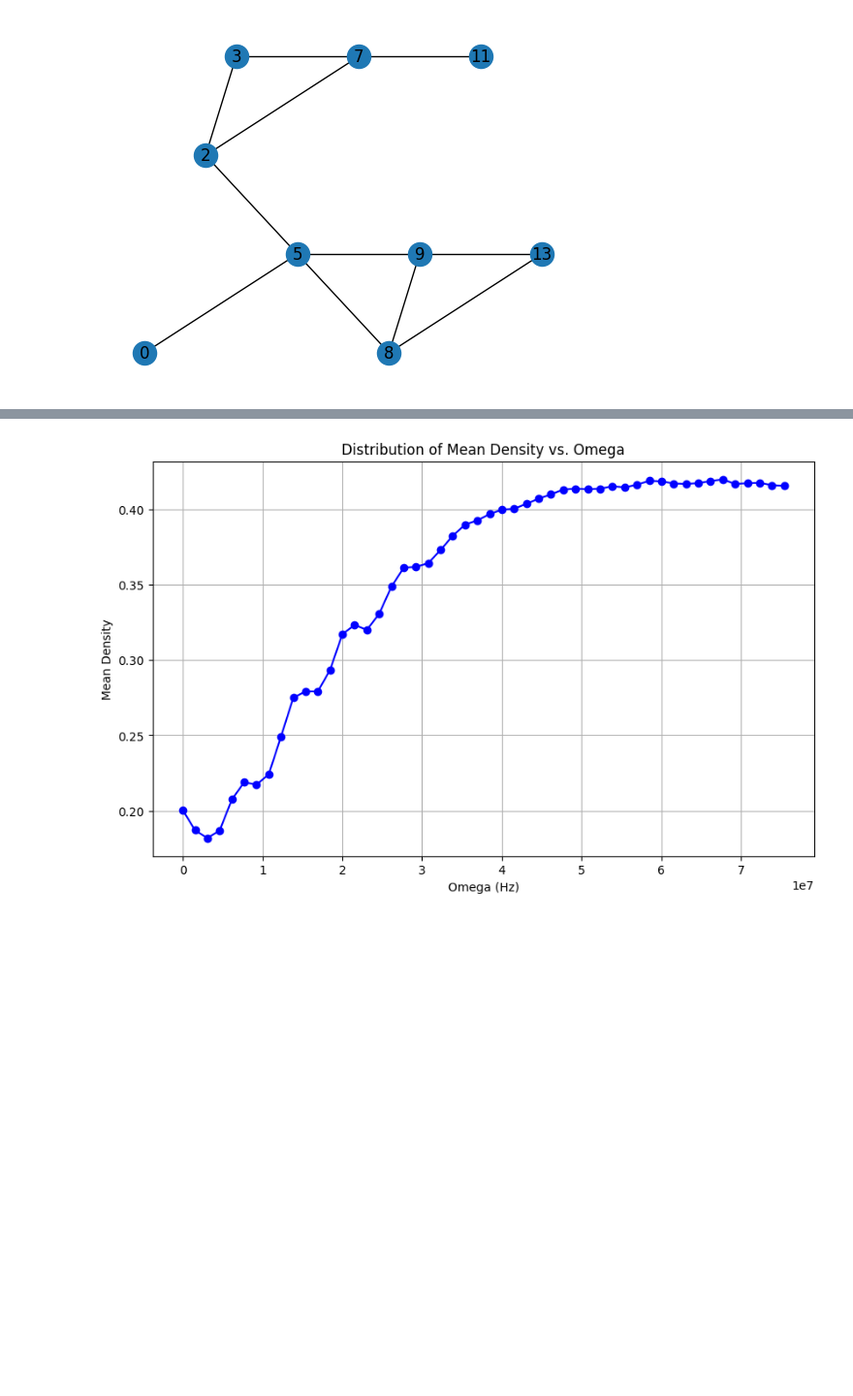
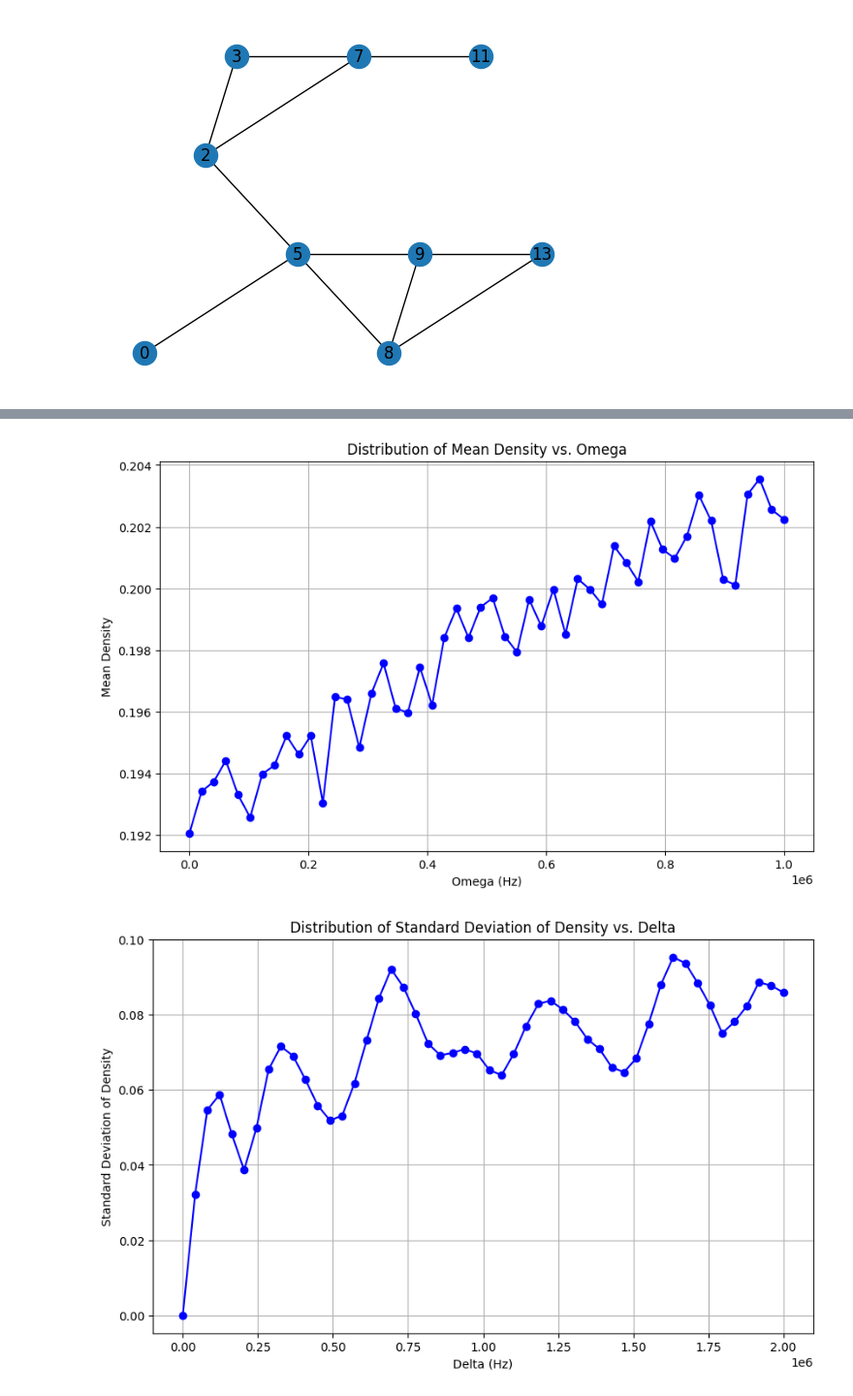
Before and after one commit to porkbellie/quantum-benchmark, a Jupyter notebook: MIS3.ipynb, the cells around one changed output, grey strips where cells are left out. Shown at 97% size. Cells and saved outputs as stored; diff of their text form; code cells hidden in the pictures; blank space fills up the shorter version.

```diff
--- a/MIS3.ipynb
+++ b/MIS3.ipynb
@@ -183,6 +194,6 @@ plt.show()
 # %%
 # Mean vs Omega
-omega_values = np.linspace(0, 6*2*2*np.pi*1e6, 50)
+omega_values = np.linspace(0, Omega_max, 50)
 mean_densities = []
 
 
@@ -198,4 +209,23 @@ plt.title('Distribution of Mean Density vs. Omega')
 plt.grid(True)
 plt.show()
 # %% [output]
-[figure, old version]
+[figure, new version]
+# %%
+# Standard Deviation vs Delta
+delta_values = np.linspace(0, Delta_max, 50)
+density_stds = []
+
+
+for delta in delta_values:
+    _, density_std, _, _ = loss_piecewise_linear(atoms, T_flat, T_max, T_rise, delta, Omega_max)
+    density_stds.append(density_std)
+
+plt.figure(figsize=(10, 6))
+plt.plot(delta_values, density_stds, marker='o', linestyle='-', color='b')
+plt.xlabel('Delta (Hz)')
+plt.ylabel('Standard Deviation of Density')
+plt.title('Distribution of Standard Deviation of Density vs. Delta')
+plt.grid(True)
+plt.show()
+# %% [output]
+[figure, added]
```
Also changed, not shown: parts of 11 cells of this notebook.
